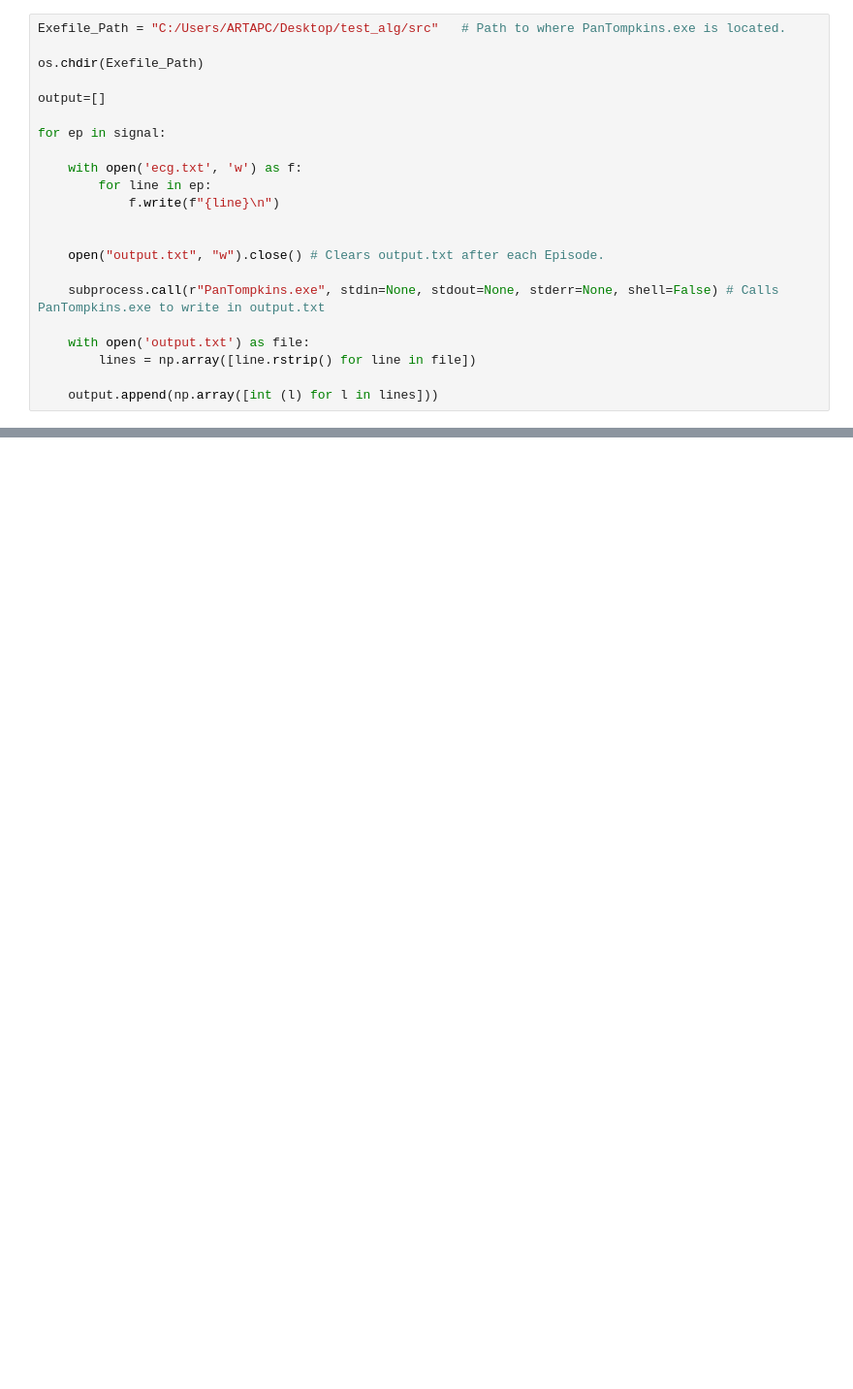
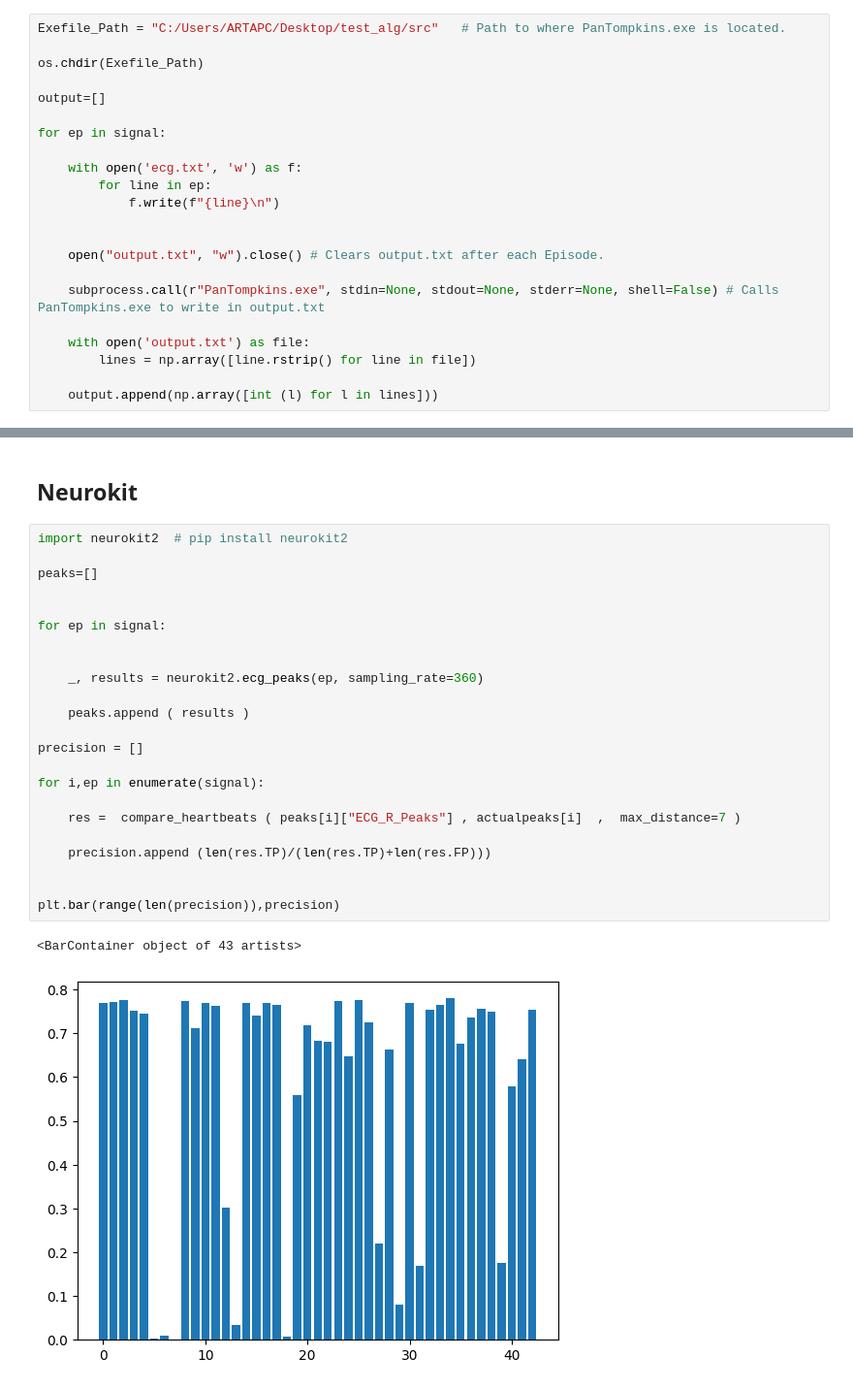
Before and after one commit to armindieroten/RPeak-detection_PanTompkins-, a Jupyter notebook: Benchmark.ipynb, the cells around one changed output, grey strips where cells are left out. Shown: that part at 97% size. Cells and saved outputs as stored; diff of their text form; blank space fills up the shorter version.

```diff
--- a/Benchmark.ipynb
+++ b/Benchmark.ipynb
@@ -96,0 +111,28 @@ plt.bar(range(len(PositivePredictiveValue_precision)),PositivePredictiveValue_pr
+# %% [markdown]
+## Neurokit
+# %%
+import neurokit2  # pip install neurokit2
+
+peaks=[]
+
+
+for ep in signal:
+
+
+    _, results = neurokit2.ecg_peaks(ep, sampling_rate=360)
+
+    peaks.append ( results )
+
+precision = []
+
+for i,ep in enumerate(signal):
+
+    res =  compare_heartbeats ( peaks[i]["ECG_R_Peaks"] , actualpeaks[i]  ,  max_distance=7 )
+
+    precision.append (len(res.TP)/(len(res.TP)+len(res.FP)))
+
+
+plt.bar(range(len(precision)),precision)
+# %% [output]
+<BarContainer object of 43 artists>
+[figure, added]
```
Also changed, not shown: parts of 11 cells of this notebook.
